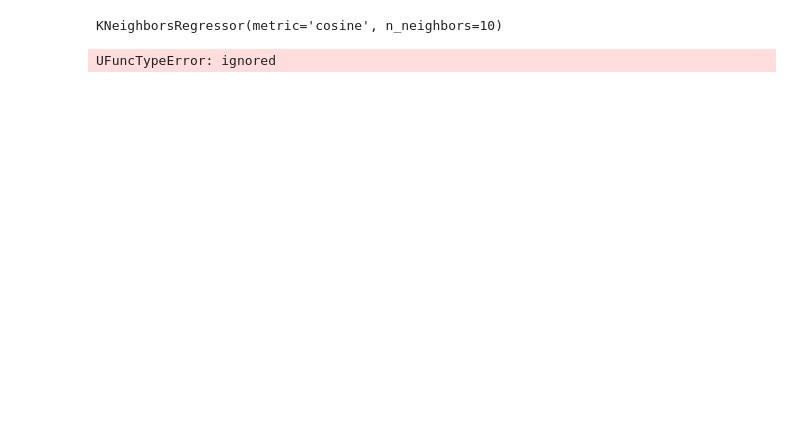
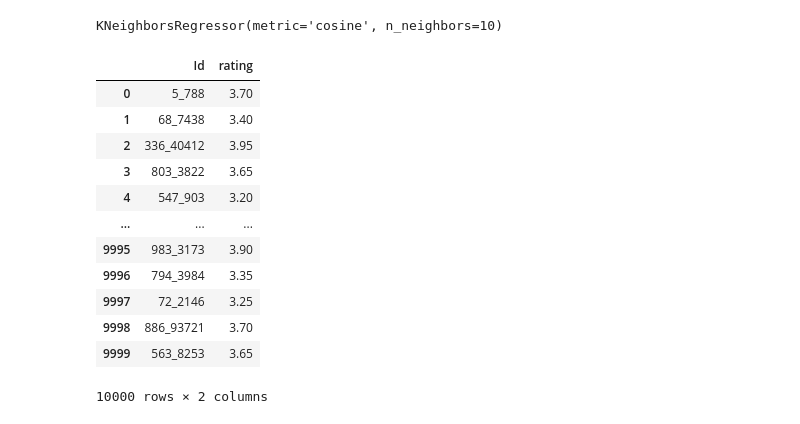
Before and after one commit to tendiek/unsupervised-predict-streamlit-template, a Jupyter notebook: Unsupervised_predict.ipynb, the cells around one changed output. Saved outputs shown, nothing was run; the diff lists cells and outputs as text; code cells hidden in the pictures; blank space fills up the shorter version.

```diff
--- a/Unsupervised_predict.ipynb
+++ b/Unsupervised_predict.ipynb
@@ -221,10 +219,22 @@ y_predicted = knn.predict(X_test)
 # %%
 
 df_predictions = pd.DataFrame(y_predicted, columns=['rating'])
-df_predictions ['Id'] = test_df['userId'] +"_", test_df['movieId']
-#f['col2']+"_"+df['col1'].fillna("").astype(str)
-df_predictions.columns = ['Id','rating']
-df_predictions = df_predictions[['Id','rating']]
+df_predictions ['Id'] = test_df['userId'].apply(str) +"_" + test_df['movieId'].apply(str)
+titles= list(df_predictions.columns)
+titles[0],titles[1]=titles[1],titles[0]
+df_predictions = df_predictions[titles]
 df_predictions
 # %% [output]
+|  | Id | rating |
+| 0 | 5_788 | 3.70 |
+| 1 | 68_7438 | 3.40 |
+| 2 | 336_40412 | 3.95 |
+| 3 | 803_3822 | 3.65 |
+| 4 | 547_903 | 3.20 |
+| ... | ... | ... |
+| 9995 | 983_3173 | 3.90 |
+| 9996 | 794_3984 | 3.35 |
+| 9997 | 72_2146 | 3.25 |
+| 9998 | 886_93721 | 3.70 |
+| 9999 | 563_8253 | 3.65 |
-UFuncTypeError: ignored
+10000 rows × 2 columns
```
Also changed, not shown: parts of 10 cells of this notebook.
